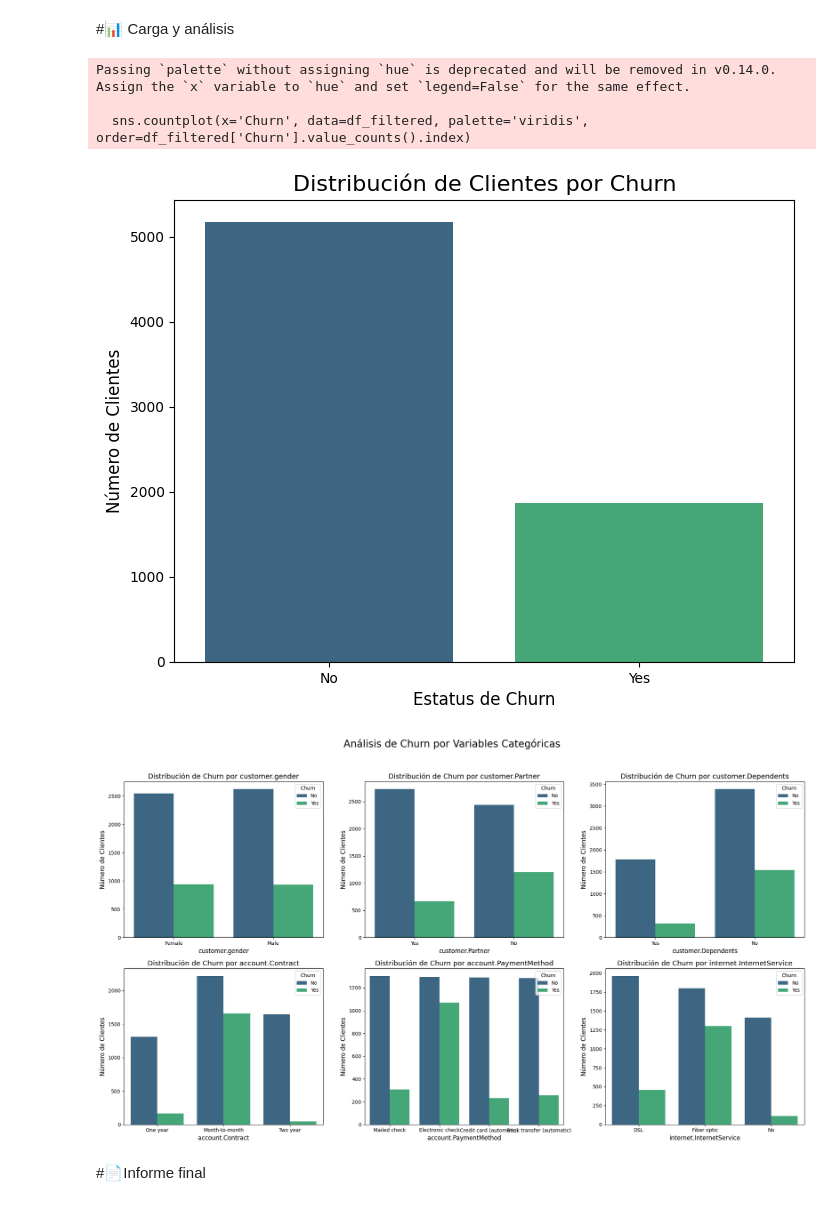
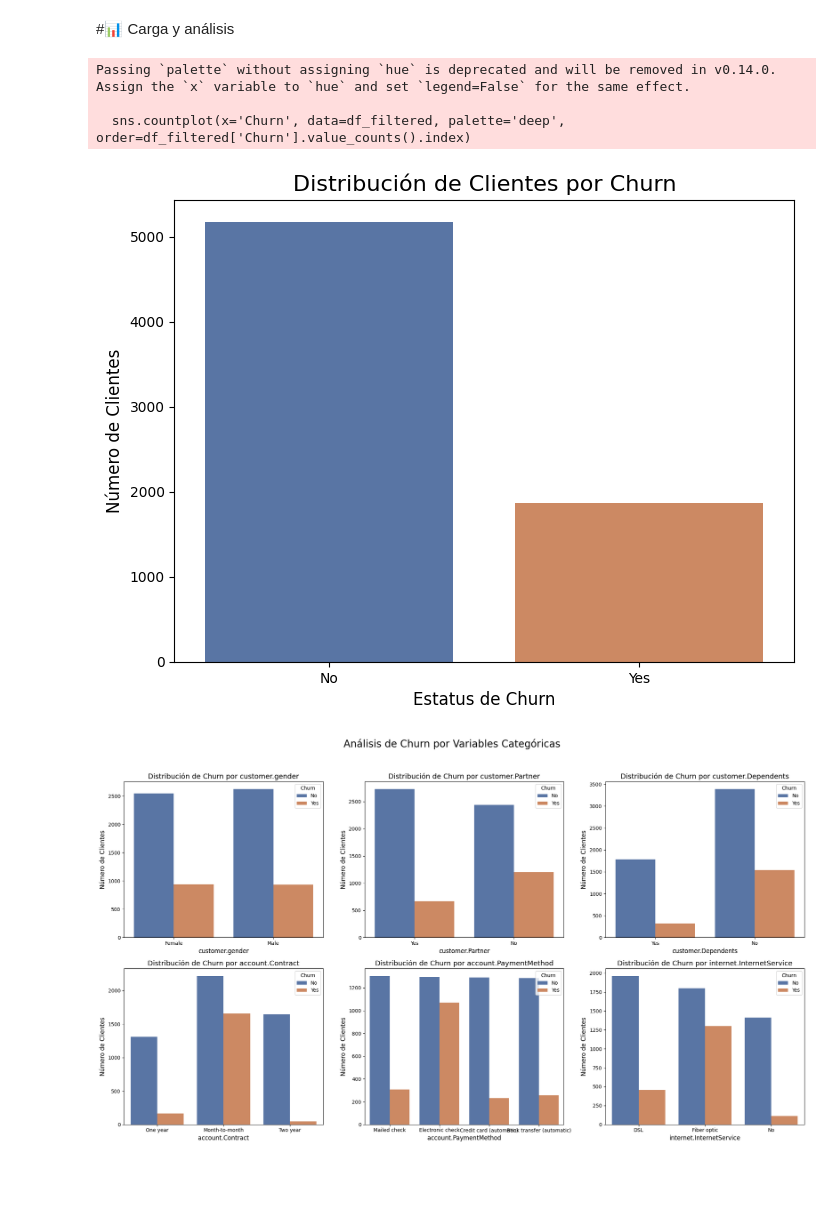
Before and after one commit to cadv1984/portafolio, a Jupyter notebook: TelecomX_LATAM.ipynb, the cells around one changed output. Cells and saved outputs as stored; diff of their text form; code cells hidden in the pictures; blank space fills up the shorter version.

```diff
--- a/TelecomX_LATAM.ipynb
+++ b/TelecomX_LATAM.ipynb
@@ -192,28 +192,27 @@ df.describe()
 # %%
 #  Visualización de la distribución de 'Churn'  evasión
 import matplotlib.pyplot as plt
 import seaborn as sns
 
 # Filtrar el DataFrame para incluir solo 'Yes' o 'No' en 'Churn'
 df_filtered = df[df['Churn'].isin(['Yes', 'No'])].copy()
 
 
 
 # Gráfico de barras (Count Plot)
 plt.figure(figsize=(8, 6))
-sns.countplot(x='Churn', data=df_filtered, palette='viridis', order=df_filtered['Churn'].value_counts().index)
+sns.countplot(x='Churn', data=df_filtered, palette='deep', order=df_filtered['Churn'].value_counts().index)
 plt.title('Distribución de Clientes por Churn', fontsize=16)
 plt.xlabel('Estatus de Churn', fontsize=12)
 plt.ylabel('Número de Clientes', fontsize=12)
 plt.show()
 # %% [output]
 Passing `palette` without assigning `hue` is deprecated and will be removed in v0.14.0. Assign the `x` variable to `hue` and set `legend=False` for the same effect.
 
-  sns.countplot(x='Churn', data=df_filtered, palette='viridis', order=df_filtered['Churn'].value_counts().index)
+  sns.countplot(x='Churn', data=df_filtered, palette='deep', order=df_filtered['Churn'].value_counts().index)
-[figure, old version]
+[figure, new version]
 # %%
 
-#  Visualizaciones para Churn y otras variables categóricas
 
 # Lista de variables categóricas a analizar
 categorical_vars = ['customer.gender', 'customer.Partner', 'customer.Dependents', 'account.Contract', 'account.PaymentMethod', 'internet.InternetService']
@@ -226,7 +225,7 @@ for i, var in enumerate(categorical_vars):
     row = i // 3
     col = i % 3
     ax = axes[row, col]
-    sns.countplot(x=var, hue='Churn', data=df_filtered, palette='viridis', ax=ax)
+    sns.countplot(x=var, hue='Churn', data=df_filtered, palette='deep', ax=ax)
     ax.set_title(f'Distribución de Churn por {var}', fontsize=14)
     ax.set_xlabel(var, fontsize=12)
     ax.set_ylabel('Número de Clientes', fontsize=12)
@@ -235,6 +234,4 @@ for i, var in enumerate(categorical_vars):
 plt.tight_layout(rect=[0, 0.03, 1, 0.95])
 plt.show()
 # %% [output]
-[figure, old version]
+[figure, new version]
-# %% [markdown]
-#📄Informe final
```
Also changed, not shown: parts of 2 cells of this notebook.
